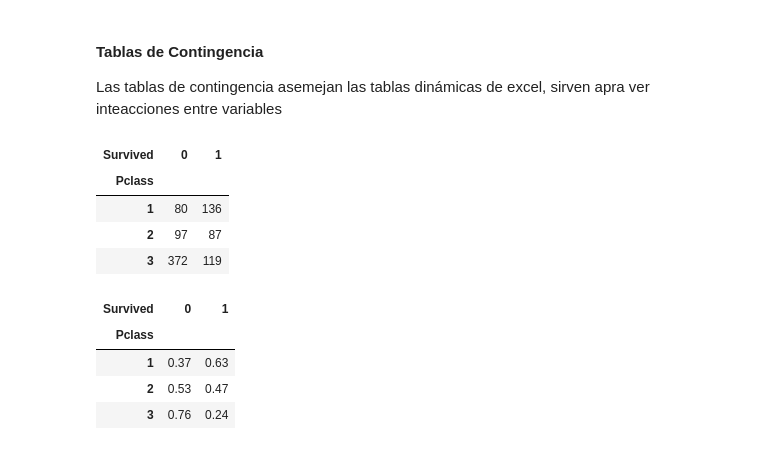
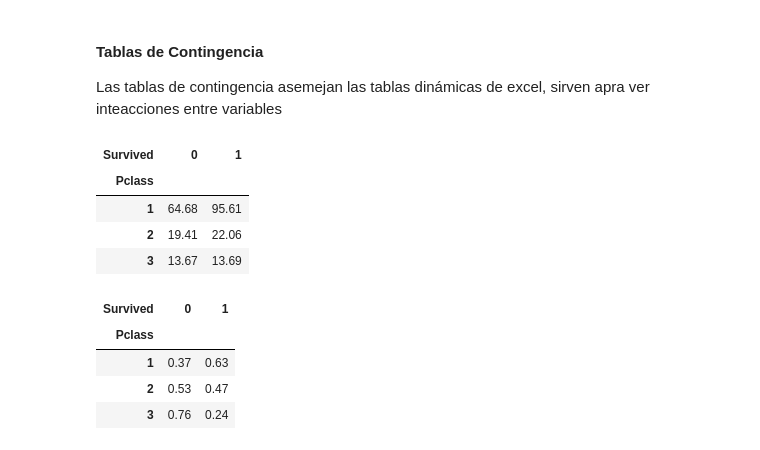
Before and after one commit to Argentan/DMA_LAB2, a Jupyter notebook: tutoriales/02_manejo de datos - pandas.ipynb, the cells around one changed output. Saved outputs shown, nothing was run; the diff lists cells and outputs as text; code cells hidden in the pictures.

```diff
--- a/tutoriales/02_manejo de datos - pandas.ipynb
+++ b/tutoriales/02_manejo de datos - pandas.ipynb
@@ -634,13 +733,13 @@ data.groupby("Survived")[['Age', 'SibSp', 'Parch', 'NumFam', 'Fare']].mean()
 
 Las tablas de contingencia asemejan las tablas dinámicas de excel, sirven apra ver inteacciones entre variables
 # %%
-pd.crosstab(data.Pclass, data.Survived)
+pd.crosstab(data.Pclass, data.Survived, values=data.Fare, aggfunc=np.mean)
 # %% [output]
 | Survived | 0 | 1 |
 | Pclass |  |  |
-| 1 | 80 | 136 |
-| 2 | 97 | 87 |
-| 3 | 372 | 119 |
+| 1 | 64.68 | 95.61 |
+| 2 | 19.41 | 22.06 |
+| 3 | 13.67 | 13.69 |
 # %%
 pd.crosstab(data.Pclass, data.Survived).apply(lambda x: x/x.sum(), axis=1)
 # %% [output]
```
Also changed, not shown: parts of 51 cells of this notebook, 4 other files.
